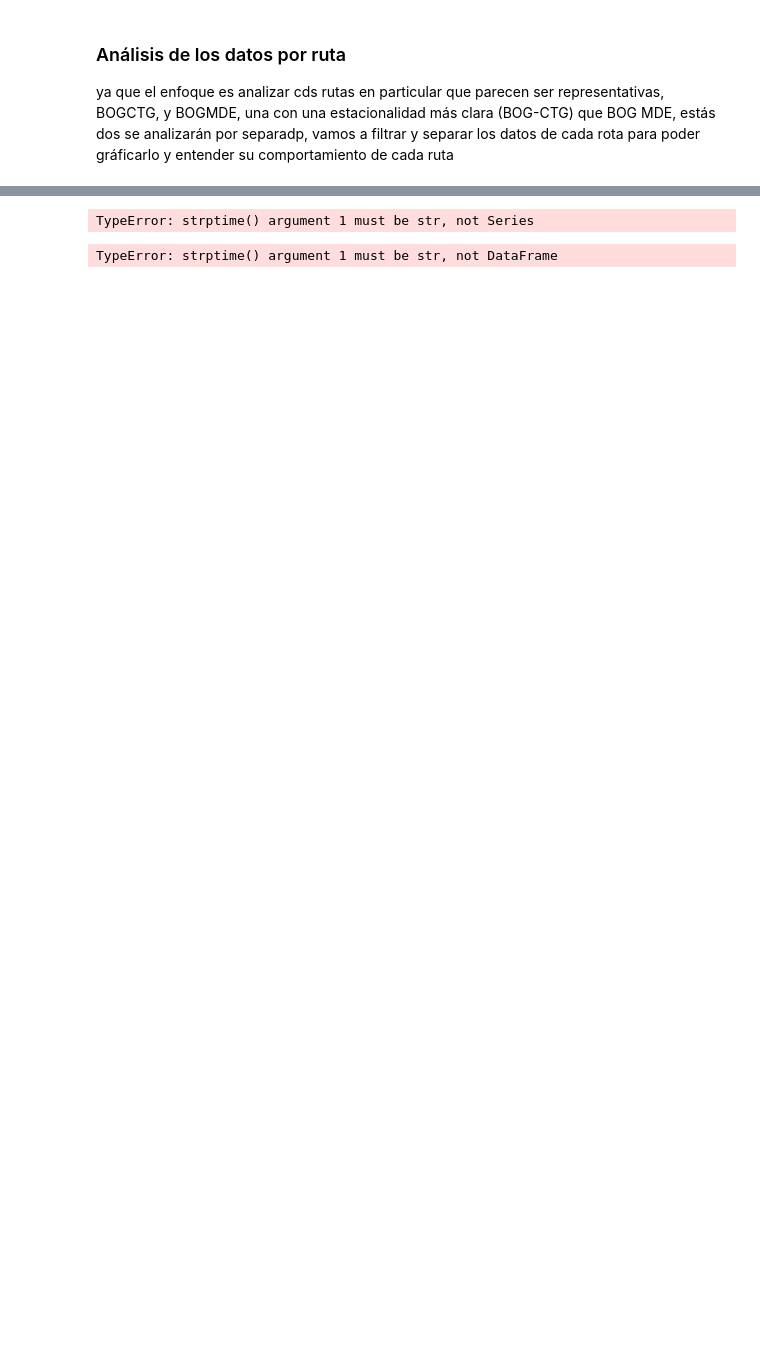
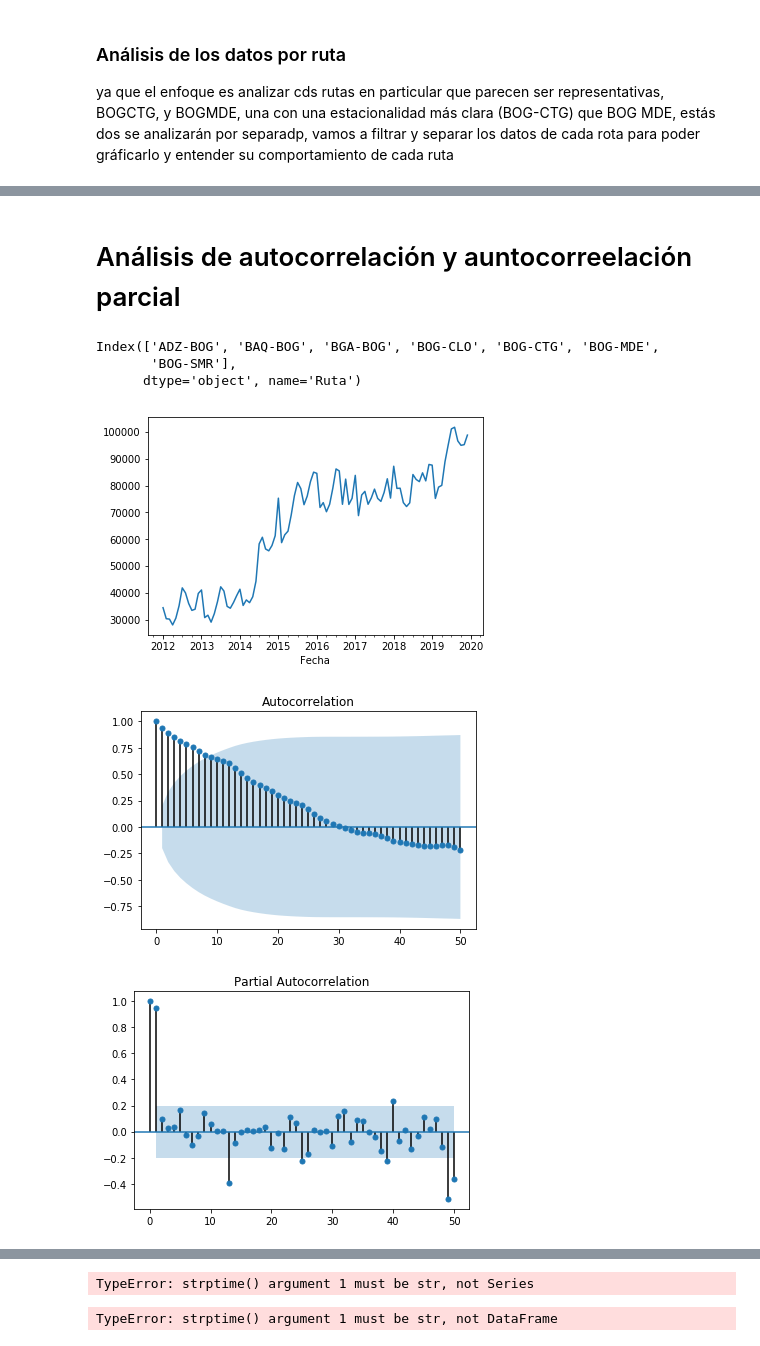
Before and after one commit to dcrojasa/EjerciciosModelosAvanzados1, a Jupyter notebook: Proyecto.ipynb, the cells around one changed output, grey strips where cells are left out. Cells and saved outputs as stored; diff of their text form; code cells hidden in the pictures; blank space fills up the shorter version.

```diff
--- a/Proyecto.ipynb
+++ b/Proyecto.ipynb
@@ -248,0 +275,17 @@ plt.legend(prop={'size':40});
+# %% [markdown]
+# Análisis de autocorrelación y auntocorreelación parcial
+# %%
+df3.columns
+# %% [output]
+Index(['ADZ-BOG', 'BAQ-BOG', 'BGA-BOG', 'BOG-CLO', 'BOG-CTG', 'BOG-MDE',
+       'BOG-SMR'],
+      dtype='object', name='Ruta')
+# %%
+#for col in df3:
+df3['ADZ-BOG'].plot()
+plot_acf(df3['ADZ-BOG'], lags=50)
+plot_pacf(df3['ADZ-BOG'], lags=50);
+# %% [output]
+[figure, added]
+[figure, added]
+[figure, added]
```
Also changed, not shown: parts of 32 cells of this notebook.
